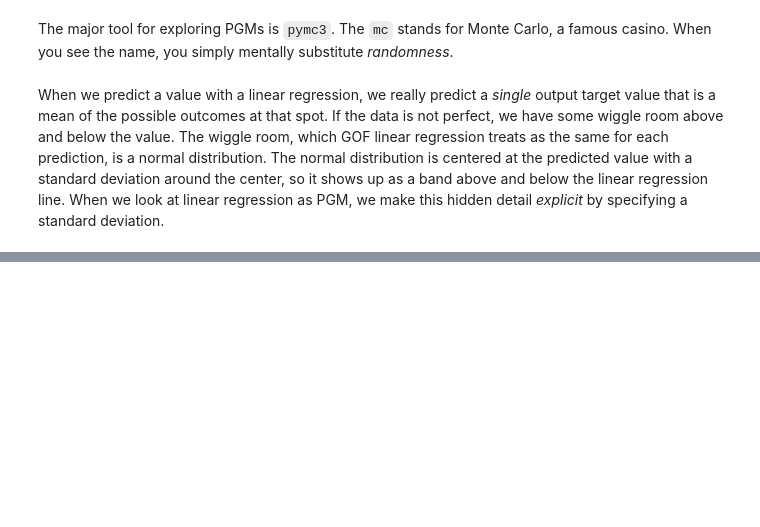
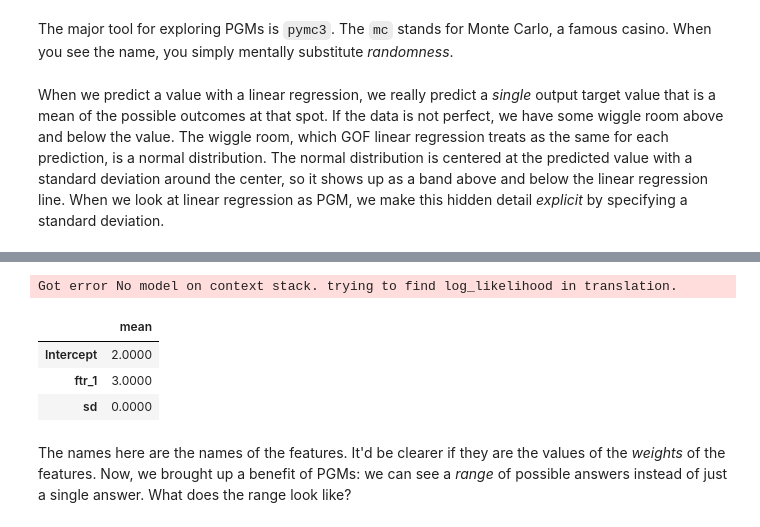
Before and after one commit to sminerport/ml-4-every1, a Jupyter notebook: chapter-15-connections-extensions-and-further-directions.ipynb, the cells around one changed output, grey strips where cells are left out. Drawn from its saved outputs; the diff is of its cells as text; code cells hidden in the pictures; blank space fills up the shorter version.

```diff
--- a/chapter-15-connections-extensions-and-further-directions.ipynb
+++ b/chapter-15-connections-extensions-and-further-directions.ipynb
@@ -580,0 +597,14 @@ with pm.Model() as model:
+# %%
+with pm.Model() as model:
+    pm.glm.GLM.from_formula('tgt ~ ftr_1', linreg_table,
+                            family=pm.glm.families.Normal())
+    linreg_trace = pm.sample(5000, progressbar=False)
+pm.summary(linreg_trace)[['mean']]
+# %% [output]
+Got error No model on context stack. trying to find log_likelihood in translation.
+|  | mean |
+| Intercept | 2.0000 |
+| ftr_1 | 3.0000 |
+| sd | 0.0000 |
+# %% [markdown]
+The names here are the names of the features. It'd be clearer if they are the values of the *weights* of the features. Now, we brought up a benefit of PGMs: we can see a *range* of possible answers instead of just a single answer. What does the range look like?
```
Also changed, not shown: parts of 7 cells of this notebook.
